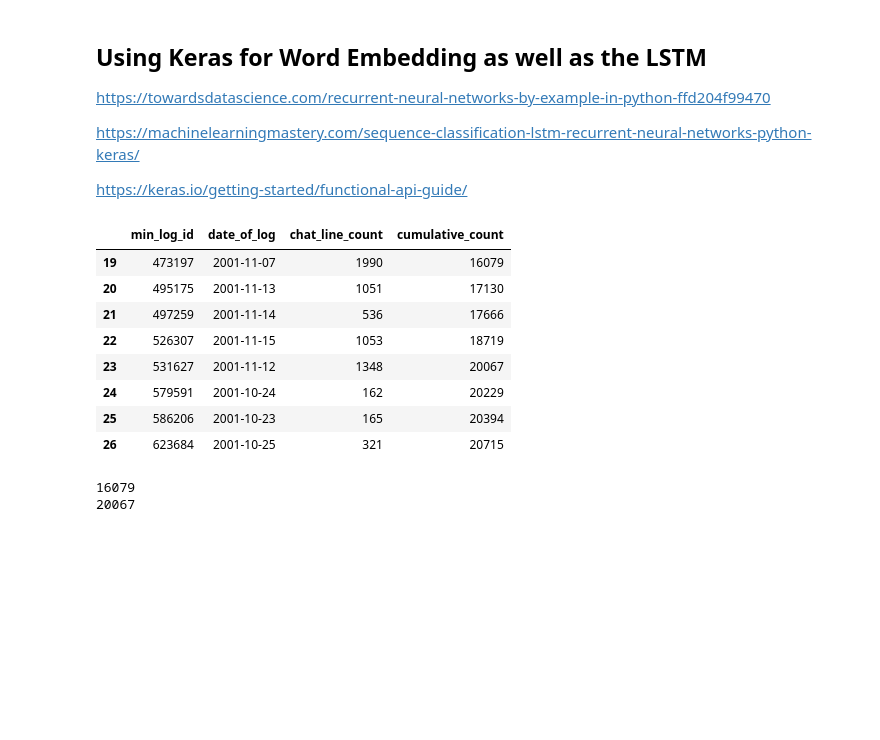
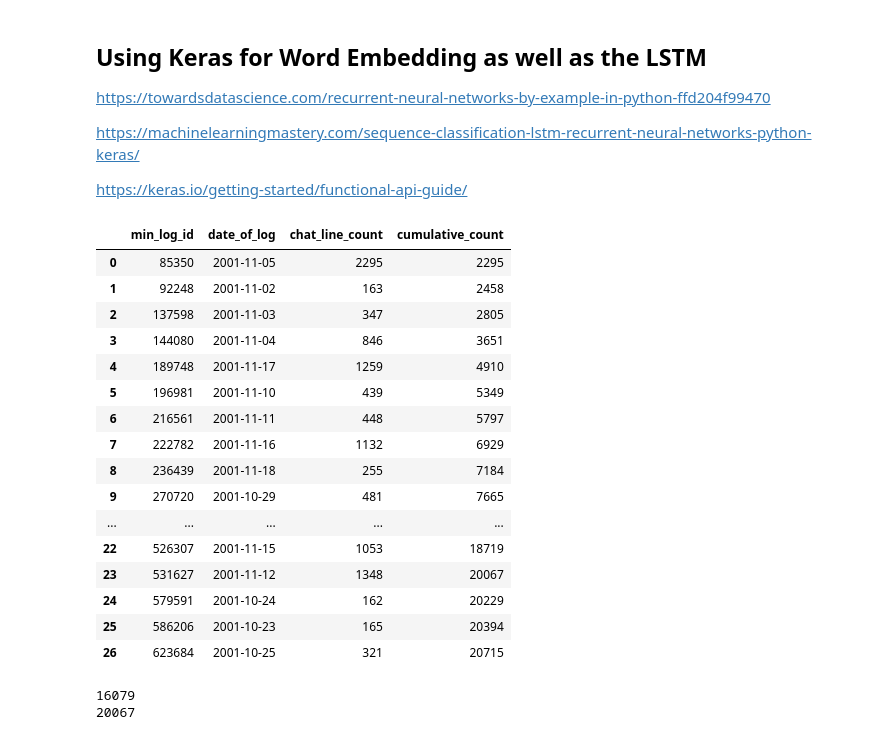
Before and after one commit to wcyn/gnue-chat-summarization, a Jupyter notebook: neural_net_models/Keras LSTM Recurrent Neural Network.ipynb, the cells around one changed output. Cells and saved outputs as stored; diff of their text form; code cells hidden in the pictures; blank space fills up the shorter version.

```diff
--- a/neural_net_models/Keras LSTM Recurrent Neural Network.ipynb
+++ b/neural_net_models/Keras LSTM Recurrent Neural Network.ipynb
@@ -39,10 +37,25 @@ summarized_chat_date_partitions = pd.read_csv(summarized_chat_date_partitions_fi
+# %%
+keep_rows = []
+# def keep(rows):
+#     return x in rows
+summarized_chat_date_partitions = pd.read_csv(
+    summarized_chat_date_partitions_filename, skiprows=lambda x: x in keep_rows
+)
 # %%
-summarized_chat_date_partitions.tail(8)
+summarized_chat_date_partitions
 # %% [output]
 |  | min_log_id | date_of_log | chat_line_count | cumulative_count |
-| 19 | 473197 | 2001-11-07 | 1990 | 16079 |
-| 20 | 495175 | 2001-11-13 | 1051 | 17130 |
-| 21 | 497259 | 2001-11-14 | 536 | 17666 |
+| 0 | 85350 | 2001-11-05 | 2295 | 2295 |
+| 1 | 92248 | 2001-11-02 | 163 | 2458 |
+| 2 | 137598 | 2001-11-03 | 347 | 2805 |
+| 3 | 144080 | 2001-11-04 | 846 | 3651 |
+| 4 | 189748 | 2001-11-17 | 1259 | 4910 |
+| 5 | 196981 | 2001-11-10 | 439 | 5349 |
+| 6 | 216561 | 2001-11-11 | 448 | 5797 |
+| 7 | 222782 | 2001-11-16 | 1132 | 6929 |
+| 8 | 236439 | 2001-11-18 | 255 | 7184 |
+| 9 | 270720 | 2001-10-29 | 481 | 7665 |
+| ... | ... | ... | ... | ... |
 | 22 | 526307 | 2001-11-15 | 1053 | 18719 |
 | 23 | 531627 | 2001-11-12 | 1348 | 20067 |
 | 24 | 579591 | 2001-10-24 | 162 | 20229 |
```
Also changed, not shown: parts of 9 cells of this notebook, 7 other files.
